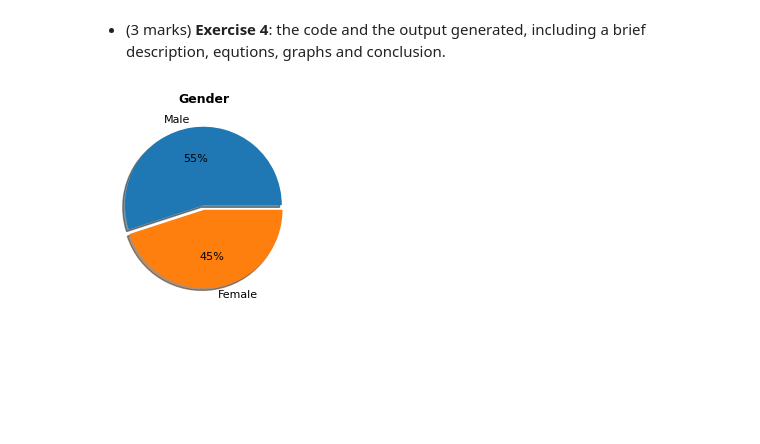
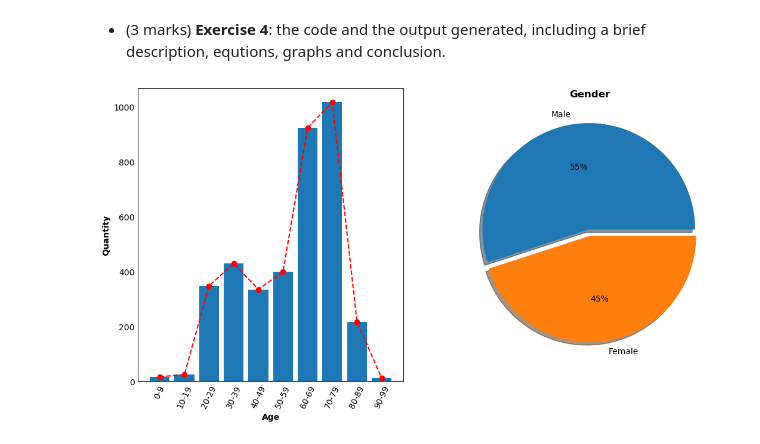
Before and after one commit to xtinatruong/encm509, a Jupyter notebook: Lab1/Lab01-HoangTruong.ipynb, the cells around one changed output. Drawn from its saved outputs; the diff is of its cells as text; code cells hidden in the pictures; blank space fills up the shorter version.

```diff
--- a/Lab1/Lab01-HoangTruong.ipynb
+++ b/Lab1/Lab01-HoangTruong.ipynb
@@ -51,19 +52,34 @@ For each marker, line style and color, I made a seperate graph to display what i
 # %%
 #percentage of male and female
 gender = [55,45]
 gender_labels = ["Male", "Female"]
 
 #counting of people at each age interval shown in age_labels
 age = [16, 23, 347 , 428 , 334 , 398 , 923 , 1015 , 216 , 11]
 age_labels = ['0-9','10-19','20-29','30-39','40-49','50-59','60-69','70-79','80-89','90-99']
+age_pd = pd.DataFrame(age_labels, age)
+
+
+#make bar chart
+plt.subplot(1, 2, 1)
+plt.xlabel('Age', weight = "bold")
+plt.ylabel('Quantity', weight = "bold")
+plt.yticks(np. arange (0, 1200, 200))
+# plt.figure(figsize=(20, 3))  # width:20, height:3
+# plt.rcParams["figure.figsize"] = (10, 5)
+plt.bar(age_labels, age, width= 0.8)
+plt.plot(age_labels, age, ls="--", color = 'red', marker='o')
+plt.xticks(range(len(age_labels)), age_labels, rotation = 65)
+# plt.show()
+# # age_pd.plot(kind='bar', color='red')
+# age_pd.plot(kind='line', marker='*', color='black', ms=10)
+
 
 #make pie graph
-plt.title("Gender", weight = "bold", fontsize = 9)
-plt.pie(gender, labels=gender_labels, shadow = True, autopct='%1.0f%%', explode=(0.05, 0.01), textprops={'fontsize': 8})
-
-#make bar chart
-
+plt.subplot(1, 2, 2)
+plt.title("Gender", weight = "bold")
+plt.pie(gender, labels=gender_labels, shadow = True, autopct='%1.0f%%', explode=(0.05, 0.01))
 
 plt.show()
 # %% [output]
-[figure, old version]
+[figure, new version]
```
Also changed, not shown: parts of 1 cell of this notebook.
